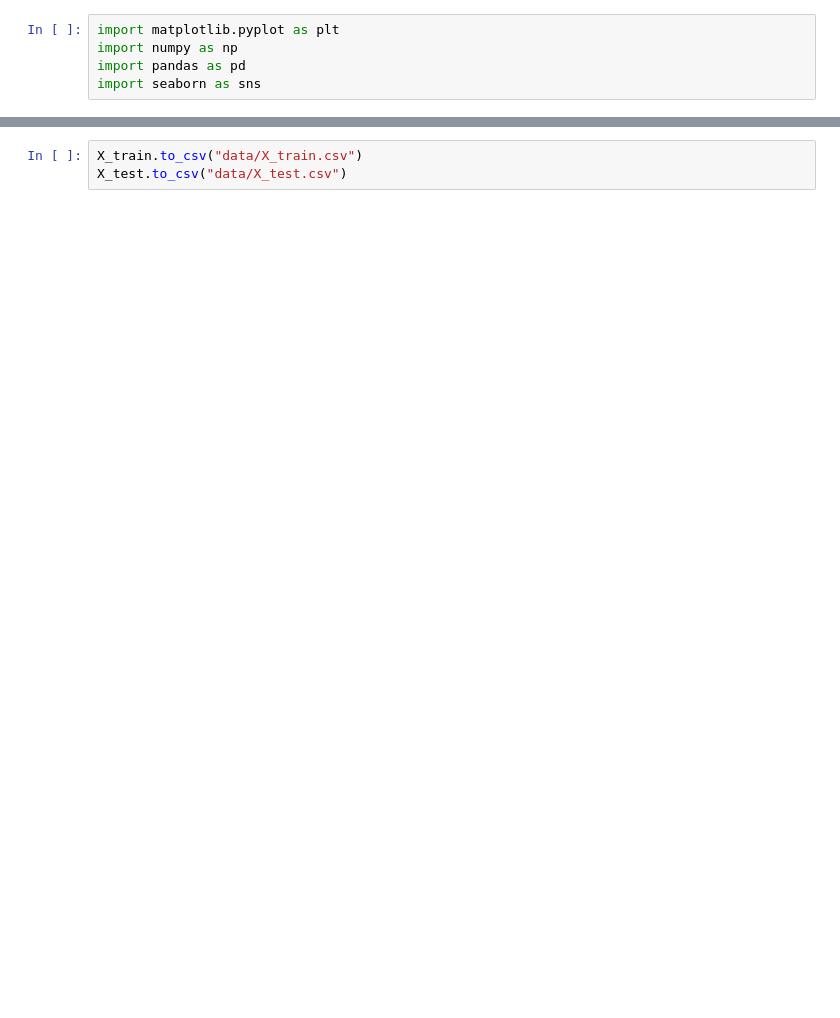
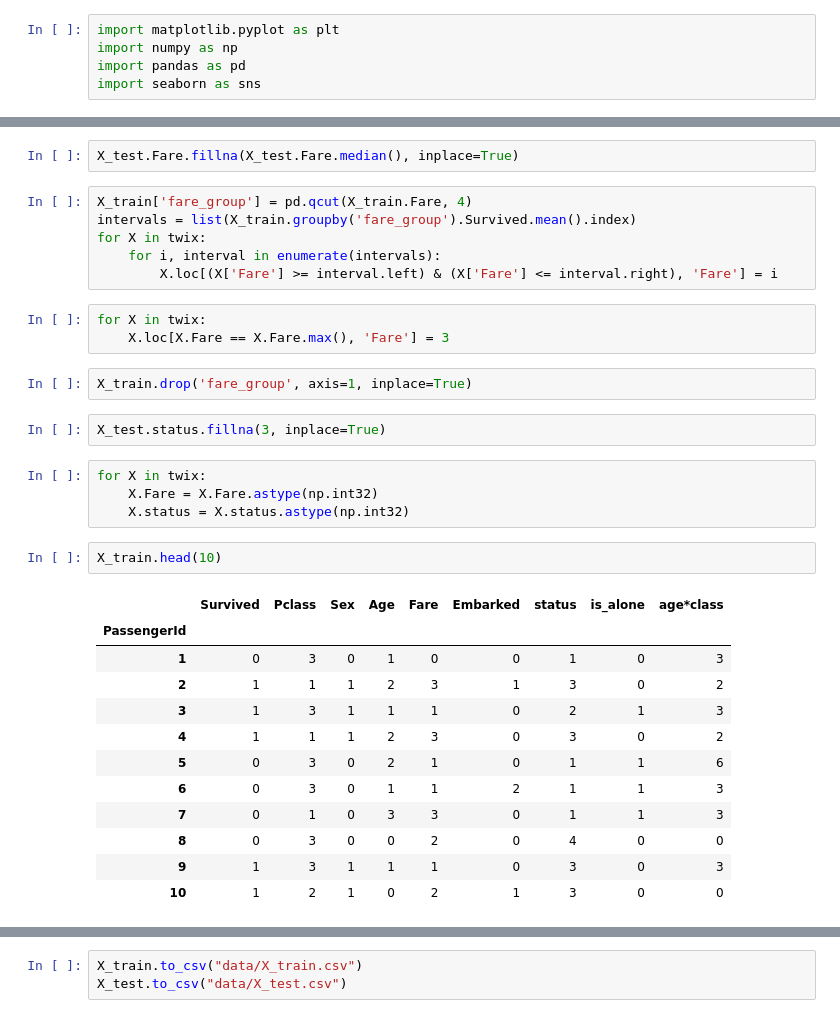
Before and after one commit to KuBaN658/kaggle, a Jupyter notebook: titanic/data_processing.ipynb, the cells around one changed output, grey strips where cells are left out. Saved outputs shown, nothing was run; the diff lists cells and outputs as text; blank space fills up the shorter version.

```diff
--- a/titanic/data_processing.ipynb
+++ b/titanic/data_processing.ipynb
@@ -189,0 +224,34 @@ X_test
+# %%
+X_test.Fare.fillna(X_test.Fare.median(), inplace=True)
+# %%
+X_train['fare_group'] = pd.qcut(X_train.Fare, 4)
+intervals = list(X_train.groupby('fare_group').Survived.mean().index)
+for X in twix:
+    for i, interval in enumerate(intervals):
+        X.loc[(X['Fare'] >= interval.left) & (X['Fare'] <= interval.right), 'Fare'] = i
+# %%
+for X in twix:
+    X.loc[X.Fare == X.Fare.max(), 'Fare'] = 3
+# %%
+X_train.drop('fare_group', axis=1, inplace=True)
+# %%
+X_test.status.fillna(3, inplace=True)
+# %%
+for X in twix:
+    X.Fare = X.Fare.astype(np.int32)
+    X.status = X.status.astype(np.int32)
+# %%
+X_train.head(10)
+# %% [output]
+|  | Survived | Pclass | Sex | Age | Fare | Embarked | status | is_alone | age*class |
+| PassengerId |  |  |  |  |  |  |  |  |  |
+| 1 | 0 | 3 | 0 | 1 | 0 | 0 | 1 | 0 | 3 |
+| 2 | 1 | 1 | 1 | 2 | 3 | 1 | 3 | 0 | 2 |
+| 3 | 1 | 3 | 1 | 1 | 1 | 0 | 2 | 1 | 3 |
+| 4 | 1 | 1 | 1 | 2 | 3 | 0 | 3 | 0 | 2 |
+| 5 | 0 | 3 | 0 | 2 | 1 | 0 | 1 | 1 | 6 |
+| 6 | 0 | 3 | 0 | 1 | 1 | 2 | 1 | 1 | 3 |
+| 7 | 0 | 1 | 0 | 3 | 3 | 0 | 1 | 1 | 3 |
+| 8 | 0 | 3 | 0 | 0 | 2 | 0 | 4 | 0 | 0 |
+| 9 | 1 | 3 | 1 | 1 | 1 | 0 | 3 | 0 | 3 |
+| 10 | 1 | 2 | 1 | 0 | 2 | 1 | 3 | 0 | 0 |
```
Also changed, not shown: parts of 46 cells of this notebook, 6 other files.
